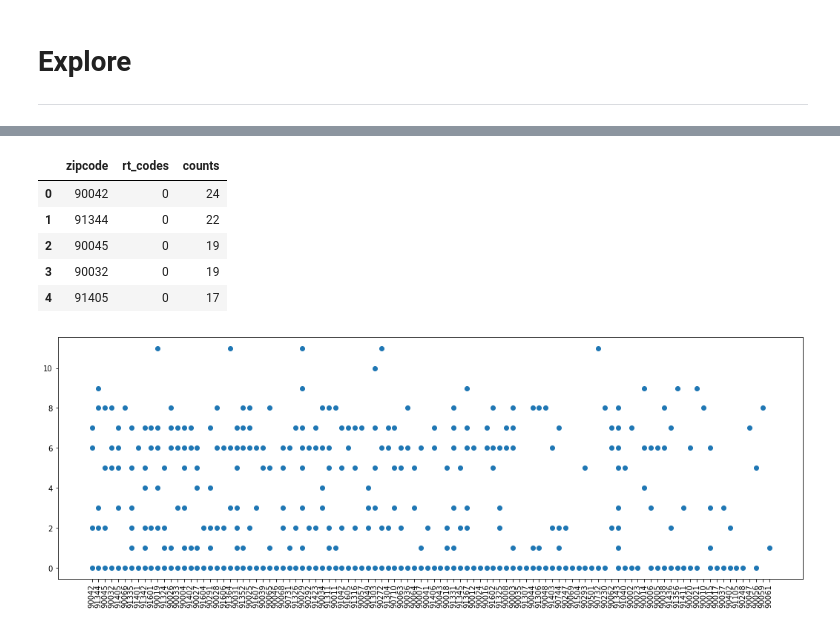
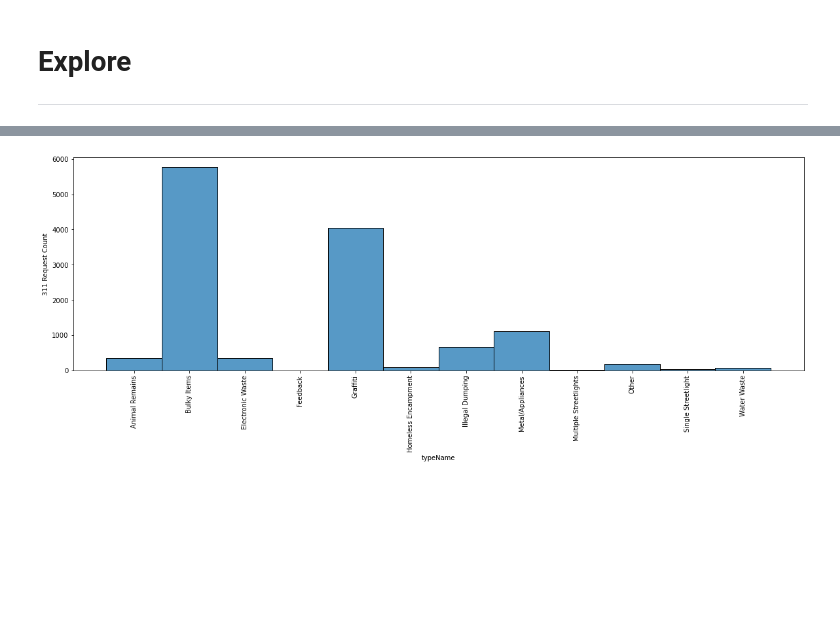
Before and after one commit to ajmachado42/Hack-for-LA-311-Data, a Jupyter notebook: I-1279/01_api_clean_eda.ipynb, the cells around one changed output, grey strips where cells are left out. Saved outputs shown, nothing was run; the diff lists cells and outputs as text; code cells hidden in the pictures; blank space fills up the shorter version.

```diff
--- a/I-1279/01_api_clean_eda.ipynb
+++ b/I-1279/01_api_clean_eda.ipynb
@@ -112,2 +163,0 @@ codes, uniques = pd.factorize(df_311['requesttype'])
-# %%
-df_311['rt_codes'] = codes
@@ -136,17 +164,9 @@ plt.show();
-# %%
-zip_box_catplot = pd.DataFrame(df_311.groupby('zipcode')['rt_codes'].value_counts().sort_values(ascending = False)).rename(columns={'rt_codes' : 'counts'}).reset_index()
-zip_box_catplot.head()
-# %% [output]
-|  | zipcode | rt_codes | counts |
-| 0 | 90042 | 0 | 24 |
-| 1 | 91344 | 0 | 22 |
-| 2 | 90045 | 0 | 19 |
-| 3 | 90032 | 0 | 19 |
-| 4 | 91405 | 0 | 17 |
-# %%
-plt.figure(figsize = (18,6))
-plt.scatter(zip_box_catplot['zipcode'], zip_box_catplot['rt_codes'])
-plt.xticks(rotation=90)
-plt.plot();
-# %% [output]
-[figure, removed]
+# %%
+# Request Types
+plt.figure(figsize = (20,6))
+sns.histplot(df_311['typeName'].sort_values(ascending = True))
+plt.xlabel('typeName')
+plt.ylabel('311 Request Count')
+plt.xticks(rotation=90);
+# %% [output]
+[figure, new version]
```
Also changed, not shown: parts of 32 cells of this notebook, 4 other files.
